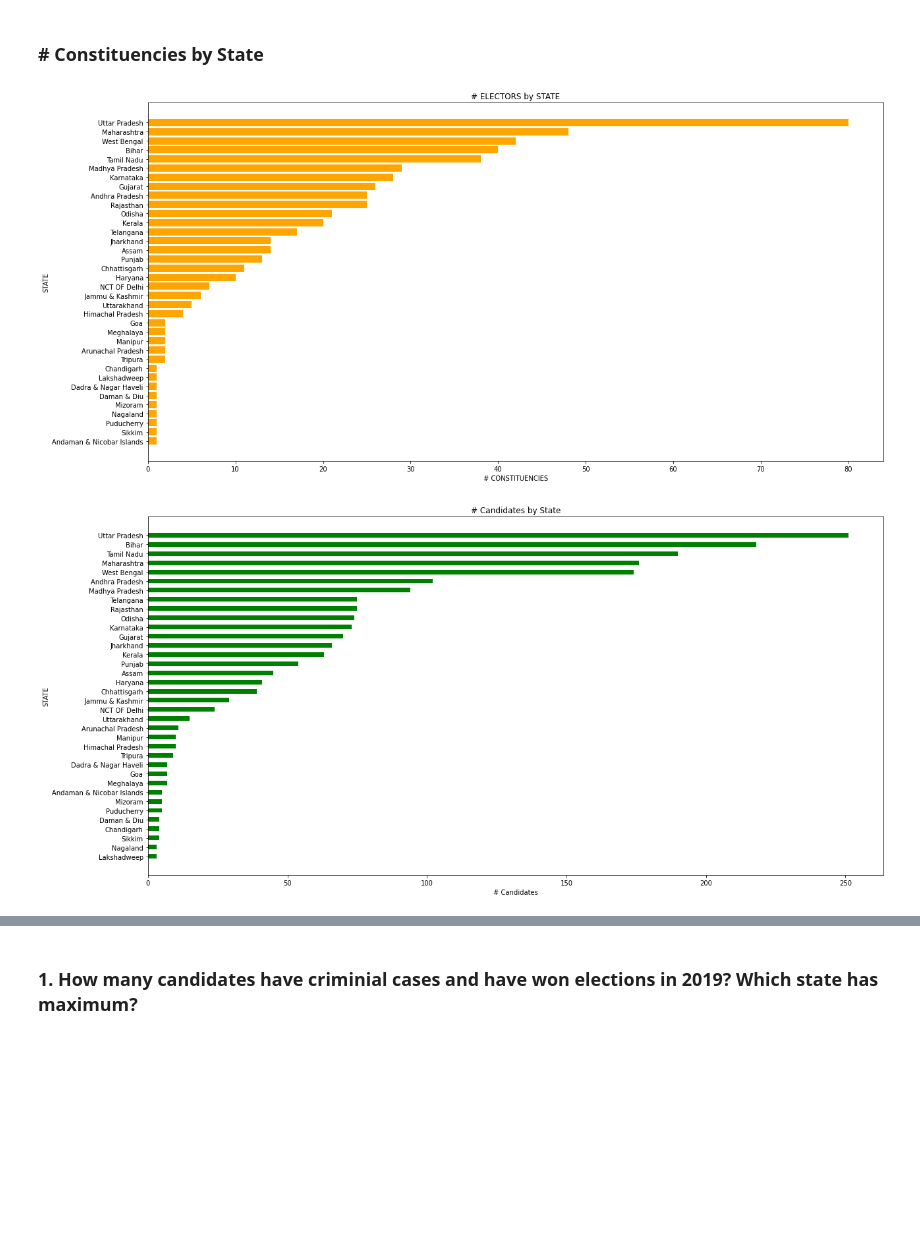
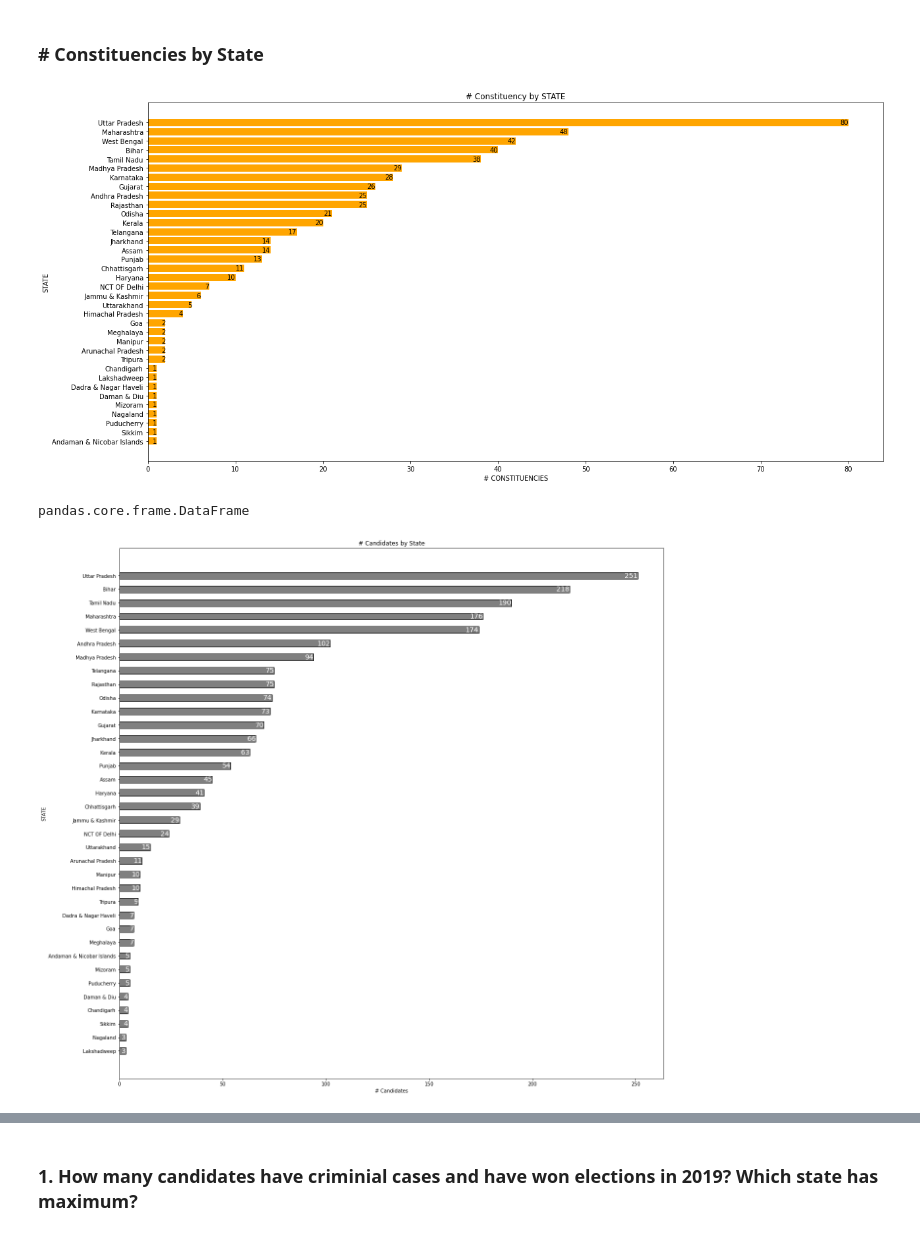
Before and after one commit to anuj3101/Atom, a Jupyter notebook: Indian_elections_2019.ipynb, the cells around one changed output, grey strips where cells are left out. Drawn from its saved outputs; the diff is of its cells as text; code cells hidden in the pictures; blank space fills up the shorter version.

```diff
--- a/Indian_elections_2019.ipynb
+++ b/Indian_elections_2019.ipynb
@@ -60,26 +57,44 @@ dtype: int64
 # %% [markdown]
 ### # Constituencies by State
 # %%
+def addlabels(x,y):
+    for i in range(len(x)):
+        plt.text(x=x[i],y=y[i],s=x[i],fontsize=10,va='center',ha='right',color='black')
+
 const=pd.DataFrame(df['CONSTITUENCY'].groupby(df['STATE']).nunique()).sort_values(by='CONSTITUENCY',ascending=True)
 const['STATE']=const.index
 fig=plt.gcf()
 fig.set_size_inches(20,10)
-plt.barh(y=const['STATE'].to_list(),width=const['CONSTITUENCY'].to_list(),height=0.8,color='orange')
-plt.title('# ELECTORS by STATE')
+y=const['STATE']
+x=const['CONSTITUENCY']
+plt.barh(y=y,width=x,height=0.8,color='orange')
+plt.title('# Constituency by STATE')
 plt.ylabel('STATE')
 plt.xlabel('# CONSTITUENCIES')
+addlabels(x,y)
 plt.show()
 # %% [output]
-[figure, old version]
+[figure, new version]
+# %%
+type(const)
+# %% [output]
+pandas.core.frame.DataFrame
 # %%
+def addlabels(x,y):
+    for i in range(len(x)):
+        plt.text(x=x[i],y=y[i],s=x[i],fontsize=14,va='center',ha='right',color='white')
+
 const=pd.DataFrame(df['NAME'].groupby(df['STATE']).nunique()).sort_values(by='NAME',ascending=True)
 const['STATE']=const.index
 fig=plt.gcf()
-fig.set_size_inches(20,10)
-plt.barh(y=const['STATE'].to_list(),width=const['NAME'].to_list(),height=0.5,color='green')
+fig.set_size_inches(20,20)
+y=const['STATE']
+x=const['NAME']
+plt.barh(y=y,width=x,height=0.5,fc='gray',ec='black')
 plt.title('# Candidates by State')
 plt.ylabel('STATE')
 plt.xlabel('# Candidates')
+addlabels(x,y)
 plt.show()
 # %% [output]
-[figure, old version]
+[figure, new version]
```
Also changed, not shown: parts of 12 cells of this notebook.
